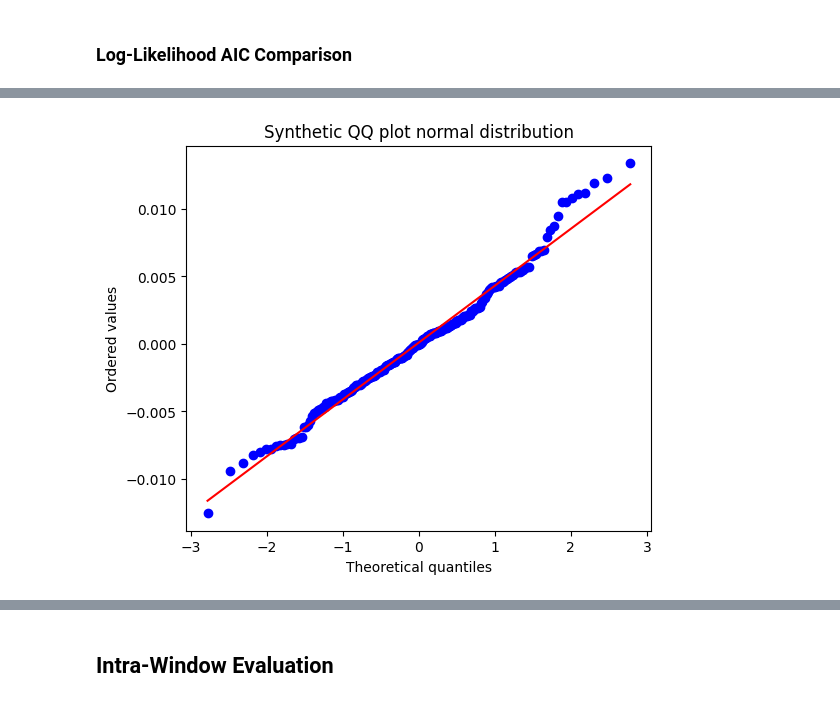
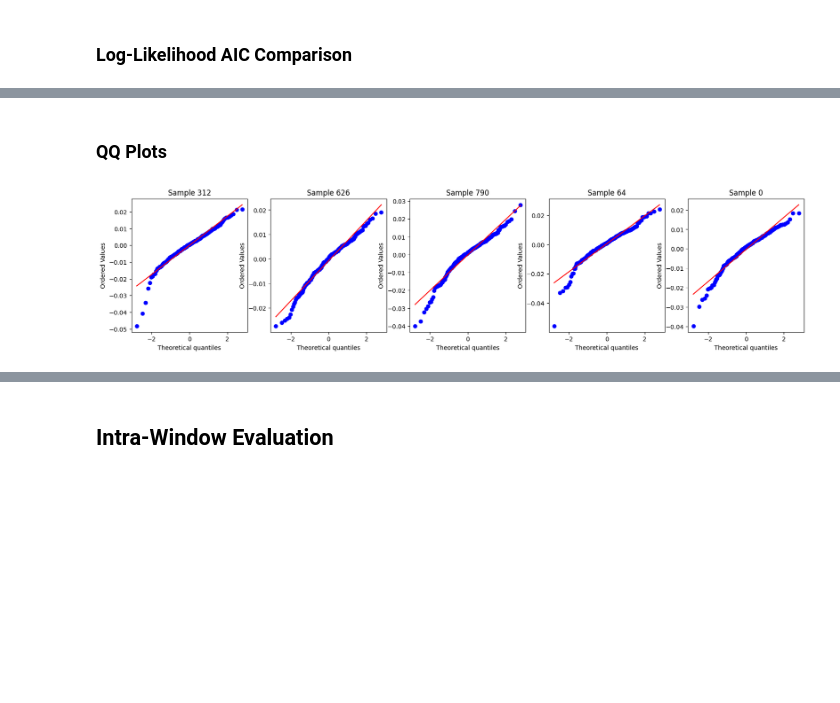
Before and after one commit to HenryGunadi/diffusion-garch, a Jupyter notebook: notebooks/eda/eda_256.ipynb, the cells around one changed output, grey strips where cells are left out. Cells and saved outputs as stored; diff of their text form; code cells hidden in the pictures; blank space fills up the shorter version.

Commit message:
added simulation distribution analysis

```diff
--- a/notebooks/eda/eda_256.ipynb
+++ b/notebooks/eda/eda_256.ipynb
@@ -60,11 +47,3 @@ window = 256
 # %%
-DIR = Path().resolve().parents[1] / "models" / "model_256.pth"
-assert DIR.exists(), "model doesnt exist"
-DIR = str(DIR)
-
 SYN_PATH = dir / "data" / "syn_data_256.joblib"
-
-device = "cuda" if torch.cuda.is_available() else "cpu"
-torch.manual_seed(42)
-torch.cuda.manual_seed(42)
-device
+synthetic_data_all = joblib.load(SYN_PATH)
@@ -80,6 +55,8 @@ for i in range(0, len(train_snp500) - window + 1, stride):
     empirical_window.append(train_snp500[i:i+window])
 
 empirical_window = np.array(empirical_window)
+# %%
+synthetic_data = rng.choice(synthetic_data_all, size=len(empirical_window), axis=0, replace=False)
 # %% [markdown]
 ### Normal Plot
 # %%
@@ -104,7 +81,7 @@ fig, ax = plt.subplots(figsize=(6, 6), nrows=2)
 for i in range(len(synthetic_data)):
   ax[0].plot(synthetic_data[i], alpha=0.6, c="black")
 
-ax[0].set_title(f"Synthetic Windows ({window}) S&P500 Return")
+ax[0].set_title(f"Random Sampled Synthetic Windows ({window}) S&P500 Return")
 
 for i in range(len(empirical_window)):
   ax[1].plot(empirical_window[i], alpha=0.6, c="black")
@@ -232,20 +164,18 @@ Emp length :  9
 T rate :  1.0
 Norm rate :  0.0
 # %%
-syn_len = 18
-rng = np.random.default_rng()
-
+syn_len = len(empirical_window)
 t_rates = []
 norm_rates = []
 
 for i in range(1000):
-    synthetic_data_rnd = rng.choice(synthetic_data, size=syn_len, axis=0, replace=False)
+  synthetic_data_rnd = rng.choice(synthetic_data_all, size=syn_len, axis=0, replace=False)
 
-    t_wins_syn, norm_wins_syn, _ = compute_aic_log_likelihood(synthetic_data_rnd)
-    t_rate = t_wins_syn / syn_len
-    norm_rate = norm_wins_syn / syn_len
-    t_rates.append(t_rate)
-    norm_rates.append(norm_rate)
+  t_wins_syn, norm_wins_syn, _ = compute_aic_log_likelihood(synthetic_data_rnd)
+  t_rate = t_wins_syn / syn_len
+  norm_rate = norm_wins_syn / syn_len
+  t_rates.append(t_rate)
+  norm_rates.append(norm_rate)
 
 t_rates = np.array(t_rates)
 norm_rates = np.array(norm_rates)
@@ -262,11 +192,12 @@ Std norm-rate: 0.07144021069190447
+# %% [markdown]
+### QQ Plots
 # %%
-fig, ax = plt.subplots(figsize=(6, 5))
+fig, axes = plt.subplots(1, 5, figsize=(20, 4))
+indices = np.random.choice(len(synthetic_data_all), 5, replace=False)
 
-res = stats.probplot(synthetic_data[5], plot=ax, dist="norm")
-ax.set_title("Synthetic QQ plot normal distribution")
-ax.set_ylabel("Ordered values")
-ax.set_xlabel("Theoretical quantiles")
-plt.show()
+for ax, i in zip(axes, indices):
+    stats.probplot(synthetic_data_all[i], dist="norm", plot=ax)
+    ax.set_title(f"Sample {i}")
 # %% [output]
-[figure, old version]
+[figure, new version]
 # %%
```
Also changed, not shown: parts of 61 cells of this notebook, 29 other files.
